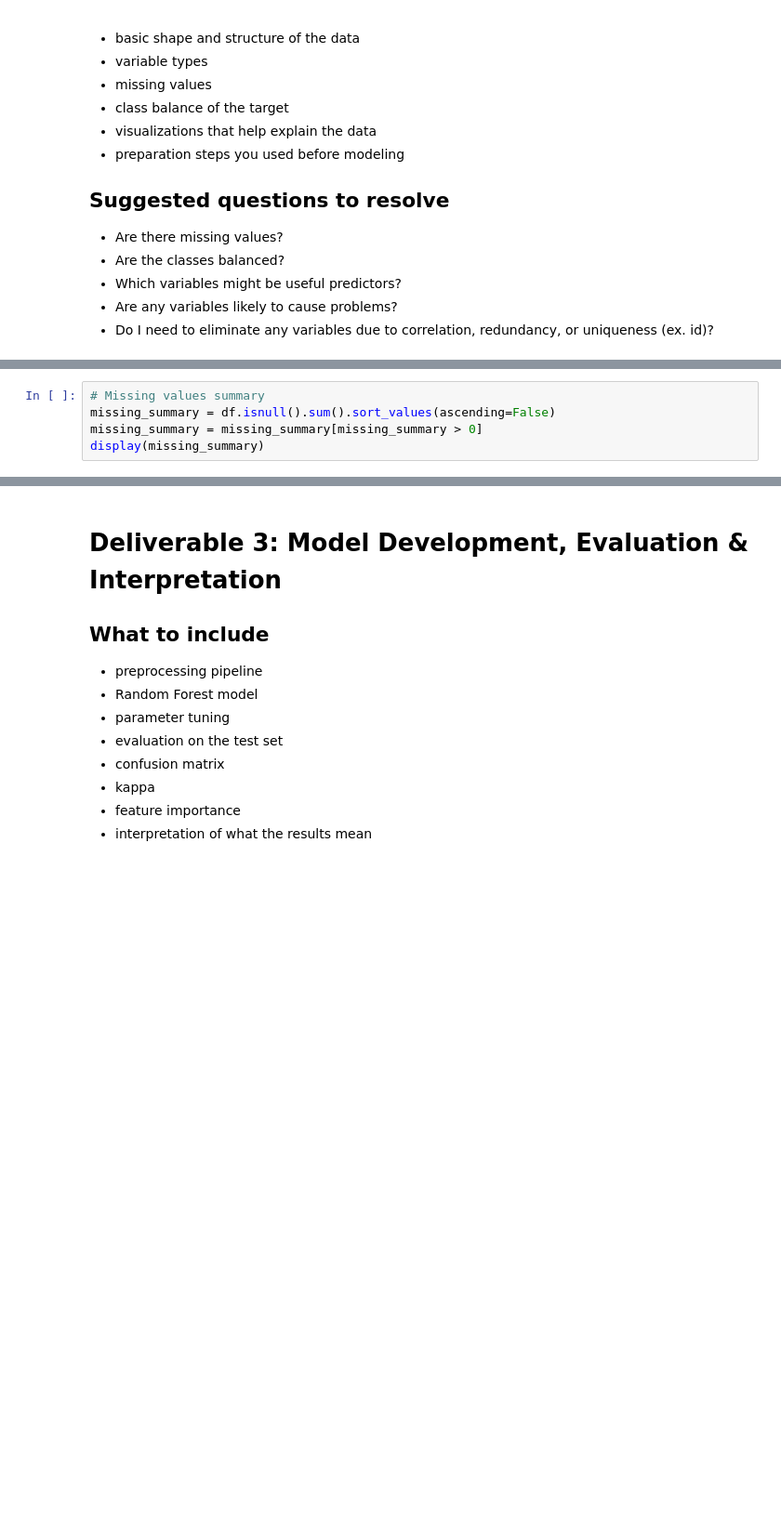
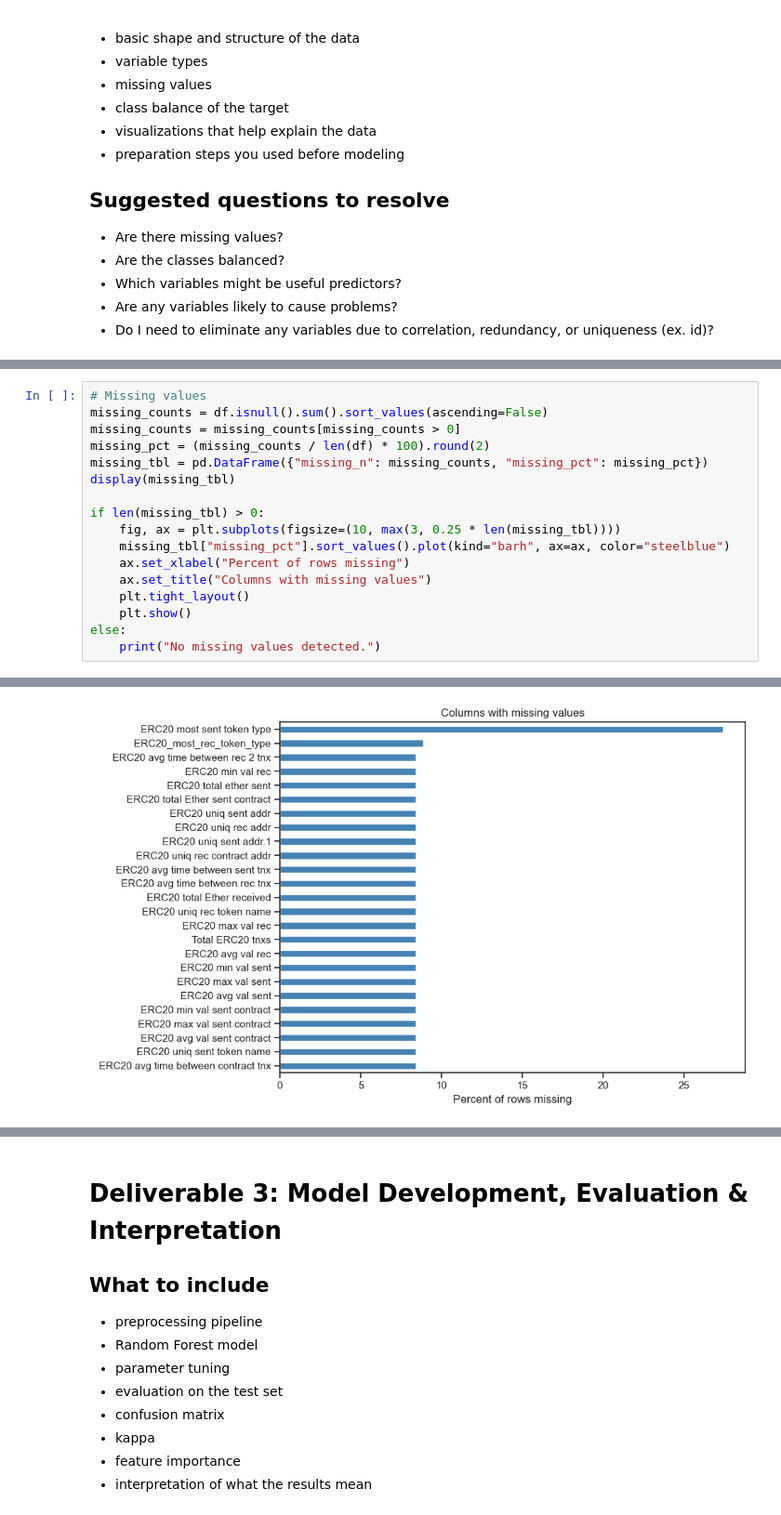
Before and after one commit to domi04/Ethereum-Fraud-Detection, a Jupyter notebook: DataMining_Project_Template_Spring_2026 (1).ipynb, the cells around one changed output, grey strips where cells are left out. Shown at 93% size. Cells and saved outputs as stored; diff of their text form; blank space fills up the shorter version.

Commit message:
add data visualization and data preparation steps to notebook

```diff
--- a/DataMining_Project_Template_Spring_2026 (1).ipynb
+++ b/DataMining_Project_Template_Spring_2026 (1).ipynb
@@ -147,5 +213,18 @@ display(df.describe(include='all').T)
 # %%
-# Missing values summary
-missing_summary = df.isnull().sum().sort_values(ascending=False)
-missing_summary = missing_summary[missing_summary > 0]
-display(missing_summary)
+# Missing values
+missing_counts = df.isnull().sum().sort_values(ascending=False)
+missing_counts = missing_counts[missing_counts > 0]
+missing_pct = (missing_counts / len(df) * 100).round(2)
+missing_tbl = pd.DataFrame({"missing_n": missing_counts, "missing_pct": missing_pct})
+display(missing_tbl)
+
+if len(missing_tbl) > 0:
+    fig, ax = plt.subplots(figsize=(10, max(3, 0.25 * len(missing_tbl))))
+    missing_tbl["missing_pct"].sort_values().plot(kind="barh", ax=ax, color="steelblue")
+    ax.set_xlabel("Percent of rows missing")
+    ax.set_title("Columns with missing values")
+    plt.tight_layout()
+    plt.show()
+else:
+    print("No missing values detected.")
+# %% [output]
@@ -152 +248,2 @@ display(missing_summary)
+[figure, added]
 # %%
```
Also changed, not shown: parts of 30 cells of this notebook.
